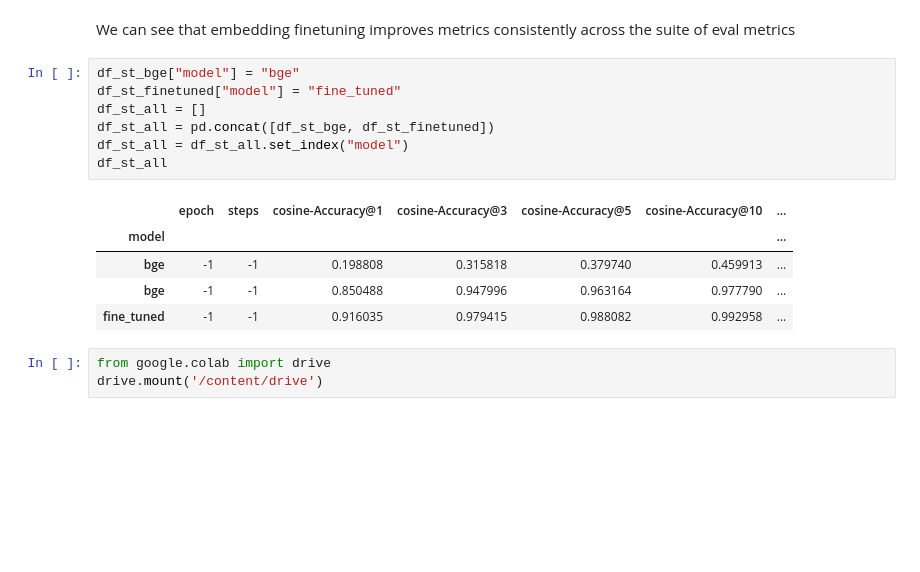
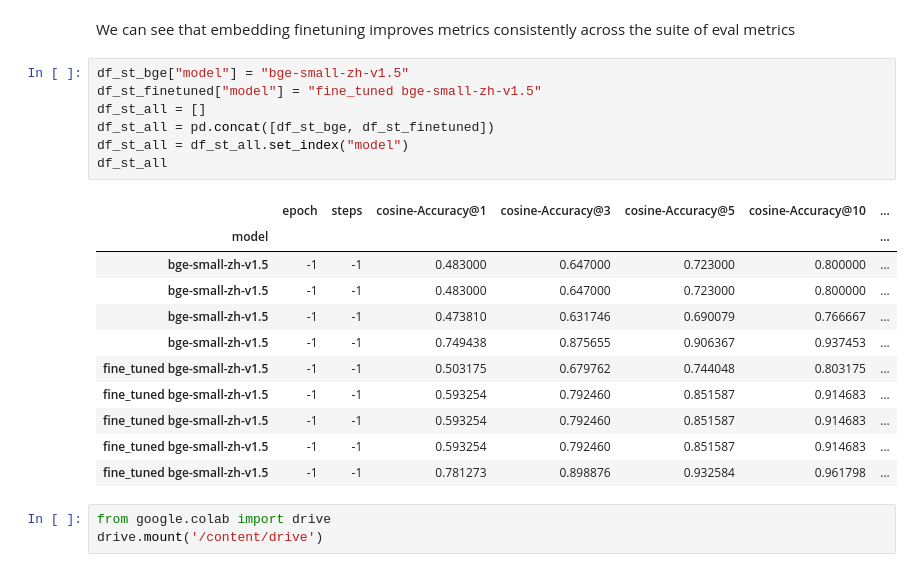
Before and after one commit to Leonx01/Embedding, a Jupyter notebook: docs/docs/examples/finetuning/embeddings/finetune_embedding.ipynb, the cells around one changed output. Drawn from its saved outputs; the diff is of its cells as text; blank space fills up the shorter version.

```diff
--- a/docs/docs/examples/finetuning/embeddings/finetune_embedding.ipynb
+++ b/docs/docs/examples/finetuning/embeddings/finetune_embedding.ipynb
@@ -365,18 +334,24 @@ df_st_finetuned = pd.read_csv(
 # %% [markdown]
 We can see that embedding finetuning improves metrics consistently across the suite of eval metrics
 # %%
-df_st_bge["model"] = "bge"
-df_st_finetuned["model"] = "fine_tuned"
+df_st_bge["model"] = "bge-small-zh-v1.5"
+df_st_finetuned["model"] = "fine_tuned bge-small-zh-v1.5"
 df_st_all = []
 df_st_all = pd.concat([df_st_bge, df_st_finetuned])
 df_st_all = df_st_all.set_index("model")
 df_st_all
 # %% [output]
 |  | epoch | steps | cosine-Accuracy@1 | cosine-Accuracy@3 | cosine-Accuracy@5 | cosine-Accuracy@10 | ... |
 | model |  |  |  |  |  |  | ... |
-| bge | -1 | -1 | 0.198808 | 0.315818 | 0.379740 | 0.459913 | ... |
-| bge | -1 | -1 | 0.850488 | 0.947996 | 0.963164 | 0.977790 | ... |
-| fine_tuned | -1 | -1 | 0.916035 | 0.979415 | 0.988082 | 0.992958 | ... |
+| bge-small-zh-v1.5 | -1 | -1 | 0.483000 | 0.647000 | 0.723000 | 0.800000 | ... |
+| bge-small-zh-v1.5 | -1 | -1 | 0.483000 | 0.647000 | 0.723000 | 0.800000 | ... |
+| bge-small-zh-v1.5 | -1 | -1 | 0.473810 | 0.631746 | 0.690079 | 0.766667 | ... |
+| bge-small-zh-v1.5 | -1 | -1 | 0.749438 | 0.875655 | 0.906367 | 0.937453 | ... |
+| fine_tuned bge-small-zh-v1.5 | -1 | -1 | 0.503175 | 0.679762 | 0.744048 | 0.803175 | ... |
+| fine_tuned bge-small-zh-v1.5 | -1 | -1 | 0.593254 | 0.792460 | 0.851587 | 0.914683 | ... |
+| fine_tuned bge-small-zh-v1.5 | -1 | -1 | 0.593254 | 0.792460 | 0.851587 | 0.914683 | ... |
+| fine_tuned bge-small-zh-v1.5 | -1 | -1 | 0.593254 | 0.792460 | 0.851587 | 0.914683 | ... |
+| fine_tuned bge-small-zh-v1.5 | -1 | -1 | 0.781273 | 0.898876 | 0.932584 | 0.961798 | ... |
 # %%
 from google.colab import drive
 drive.mount('/content/drive')
```
Also changed, not shown: parts of 15 cells of this notebook.
